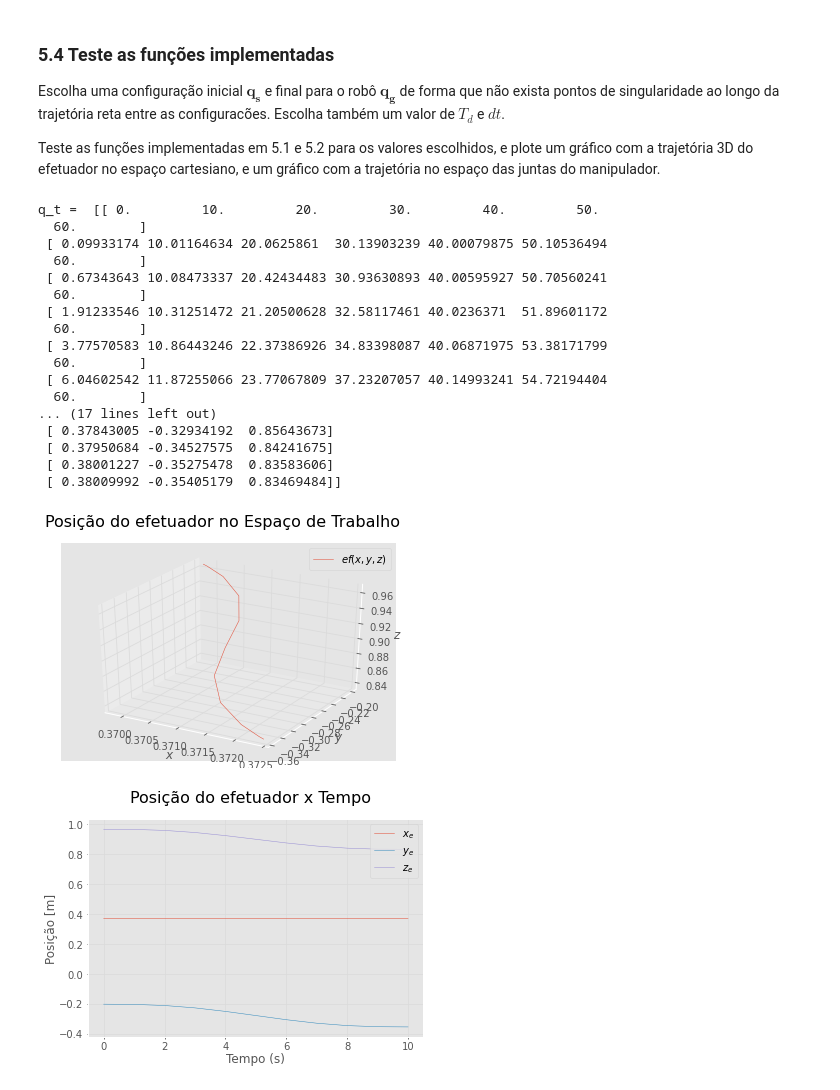
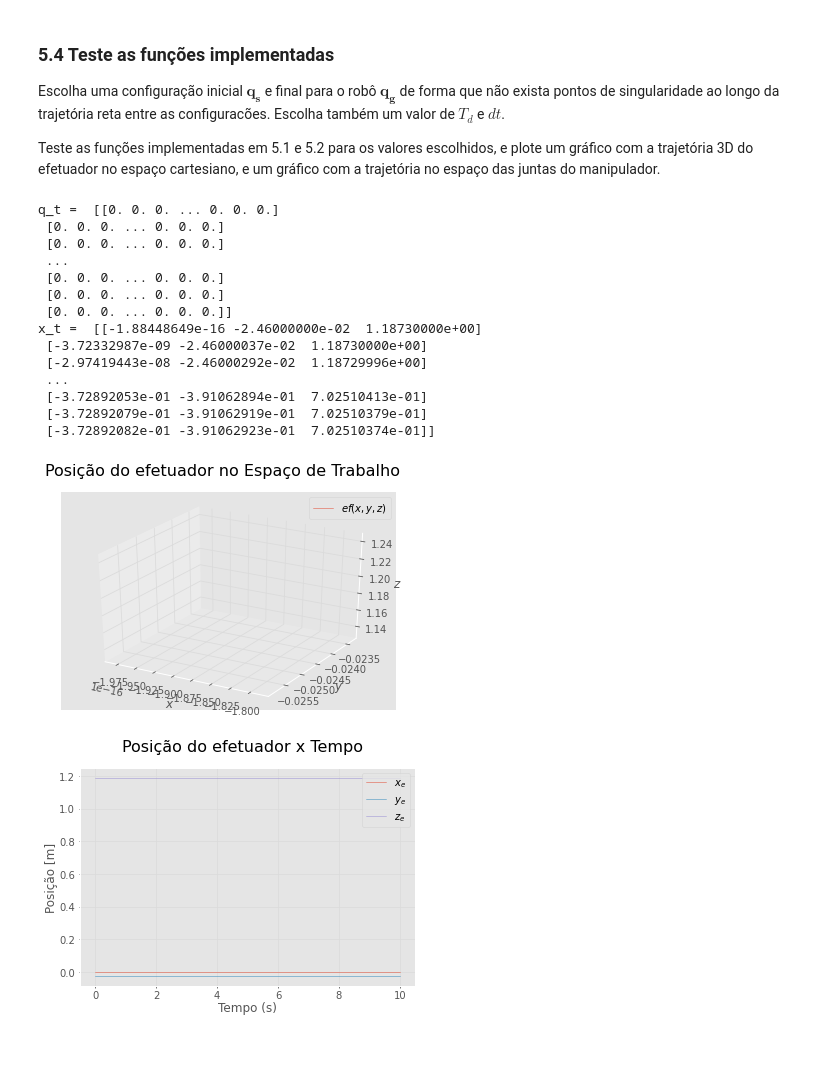
Before and after one commit to RafaelBaquero/lab-robos-manip, a Jupyter notebook: sel0634_tarefa6_2022.ipynb, the cells around one changed output. Drawn from its saved outputs; the diff is of its cells as text; code cells hidden in the pictures; blank space fills up the shorter version.

```diff
--- a/sel0634_tarefa6_2022.ipynb
+++ b/sel0634_tarefa6_2022.ipynb
@@ -137,14 +137,17 @@ def calcular_trajetoria(theta_s, theta_g, Td, dt):
     return theta_t, dtheta_t, ddtheta_t
 
 # Testing the function
-q_s = np.array([0,10,20,30,40,50,60])*pi/180
-q_g = np.array([10,20,30,40,50,60,70])*pi/180
-Td = 1
+q_s = np.array([0,0,0,0,0,0,0]) # degrees
+q_s = (pi/180)*q_s  # convert to rad
+# q_g = np.array([90,90,0,-90,0,90,0])
+q_g = np.array([100,55,120,82,30,-90,150]) # degrees
+q_g = (pi/180)*q_g # convert to rad
+Td = 10
 dt = 0.1
 [theta1, theta2, theta3] = calcular_trajetoria(q_s,q_g,Td,dt)
-print("q_t = ",theta1*180/pi)
+# print("q_t = ",theta1*180/pi)
 
 # Multi-line edit: https://stackoverflow.com/questions/60053748/google-colab-edit-two-lines-at-the-same-time
 
-# plotar_trajetoria_cartesiano_resultado(robot1, theta1, dt, Td)
+#plotar_trajetoria_cartesiano_resultado(robot1, theta1, dt, Td)
 # %% [output]
@@ -466,8 +460,11 @@ def plotar_trajetoria_cartesiano(x_t, Td, dt):
   # plt.ylabel(r'Velocidade angular $\omega$ [rad/s]')
 
 # Testing the function
-q_s = np.array([0,10,20,30,40,50,60])*pi/180
-q_g = np.array([10,20,30,40,50,60,70])*pi/180
+q_s = np.array([0,0,0,0,0,0,0]) # degrees
+q_s = (pi/180)*q_s  # convert to rad
+# q_g = np.array([90,90,0,-90,0,90,0])
+q_g = np.array([100,55,120,82,30,-90,150]) # degrees
+q_g = (pi/180)*q_g # convert to rad
 
 Td = 1
 dt = 0.1
@@ -627,35 +624,37 @@ Escolha uma configuração inicial $\mathbf{q_s}$ e final para o robô $\mathbf{
 Teste as funções implementadas em 5.1 e 5.2 para os valores escolhidos, e plote um gráfico com a trajetória 3D do efetuador no espaço cartesiano, e um gráfico com a trajetória no espaço das juntas do manipulador.
 # %%
 Td = 10.0
-dt = 1 #0.01
+dt = 0.01
 robot1 = kinova_robot("KinovaGen3_P1")
 [x_t, dx_t] = calcular_trajetoria_cartesiano(robot1,q_s,q_g,Td,dt)
-q_s = np.array([0,10,20,30,40,50,60])*pi/180
-q_g = np.array([10,20,30,40,50,60,70])*pi/180
+# q_s = np.array([0,10,20,30,40,50,60])*pi/180
+# q_g = np.array([10,20,30,40,50,60,70])*pi/180
+
+q_s = np.array([0,0,0,0,0,0,0]) # degrees
+q_s = (pi/180)*q_s  # convert to rad
+q_g = np.array([100,55,120,82,30,-90,150]) # degrees
+q_g = (pi/180)*q_g # convert to rad
 
 J_min = 100 # Limiar para o número de condicionamento
 q_t = trajetoria_cartesiano_para_juntas(robot1,q_s, q_g, x_t, dx_t, Td, dt, J_min)
 
 plotar_trajetoria_cartesiano_resultado(robot1, q_t, dt, Td)
 print("q_t = ",q_t*180/pi)
 print("x_t = ",x_t)
 # %% [output]
-q_t =  [[ 0.         10.         20.         30.         40.         50.
-  60.        ]
- [ 0.09933174 10.01164634 20.0625861  30.13903239 40.00079875 50.10536494
-  60.        ]
- [ 0.67343643 10.08473337 20.42434483 30.93630893 40.00595927 50.70560241
-  60.        ]
- [ 1.91233546 10.31251472 21.20500628 32.58117461 40.0236371  51.89601172
-  60.        ]
- [ 3.77570583 10.86443246 22.37386926 34.83398087 40.06871975 53.38171799
-  60.        ]
- [ 6.04602542 11.87255066 23.77067809 37.23207057 40.14993241 54.72194404
-  60.        ]
-... (17 lines left out)
- [ 0.37843005 -0.32934192  0.85643673]
- [ 0.37950684 -0.34527575  0.84241675]
- [ 0.38001227 -0.35275478  0.83583606]
- [ 0.38009992 -0.35405179  0.83469484]]
+q_t =  [[0. 0. 0. ... 0. 0. 0.]
+ [0. 0. 0. ... 0. 0. 0.]
+ [0. 0. 0. ... 0. 0. 0.]
+ ...
+ [0. 0. 0. ... 0. 0. 0.]
+ [0. 0. 0. ... 0. 0. 0.]
+ [0. 0. 0. ... 0. 0. 0.]]
+x_t =  [[-1.88448649e-16 -2.46000000e-02  1.18730000e+00]
+ [-3.72332987e-09 -2.46000037e-02  1.18730000e+00]
+ [-2.97419443e-08 -2.46000292e-02  1.18729996e+00]
+ ...
+ [-3.72892053e-01 -3.91062894e-01  7.02510413e-01]
+ [-3.72892079e-01 -3.91062919e-01  7.02510379e-01]
+ [-3.72892082e-01 -3.91062923e-01  7.02510374e-01]]
-[figure, old version]
+[figure, new version]
-[figure, old version]
+[figure, new version]
```
Also changed, not shown: parts of 4 cells of this notebook.
